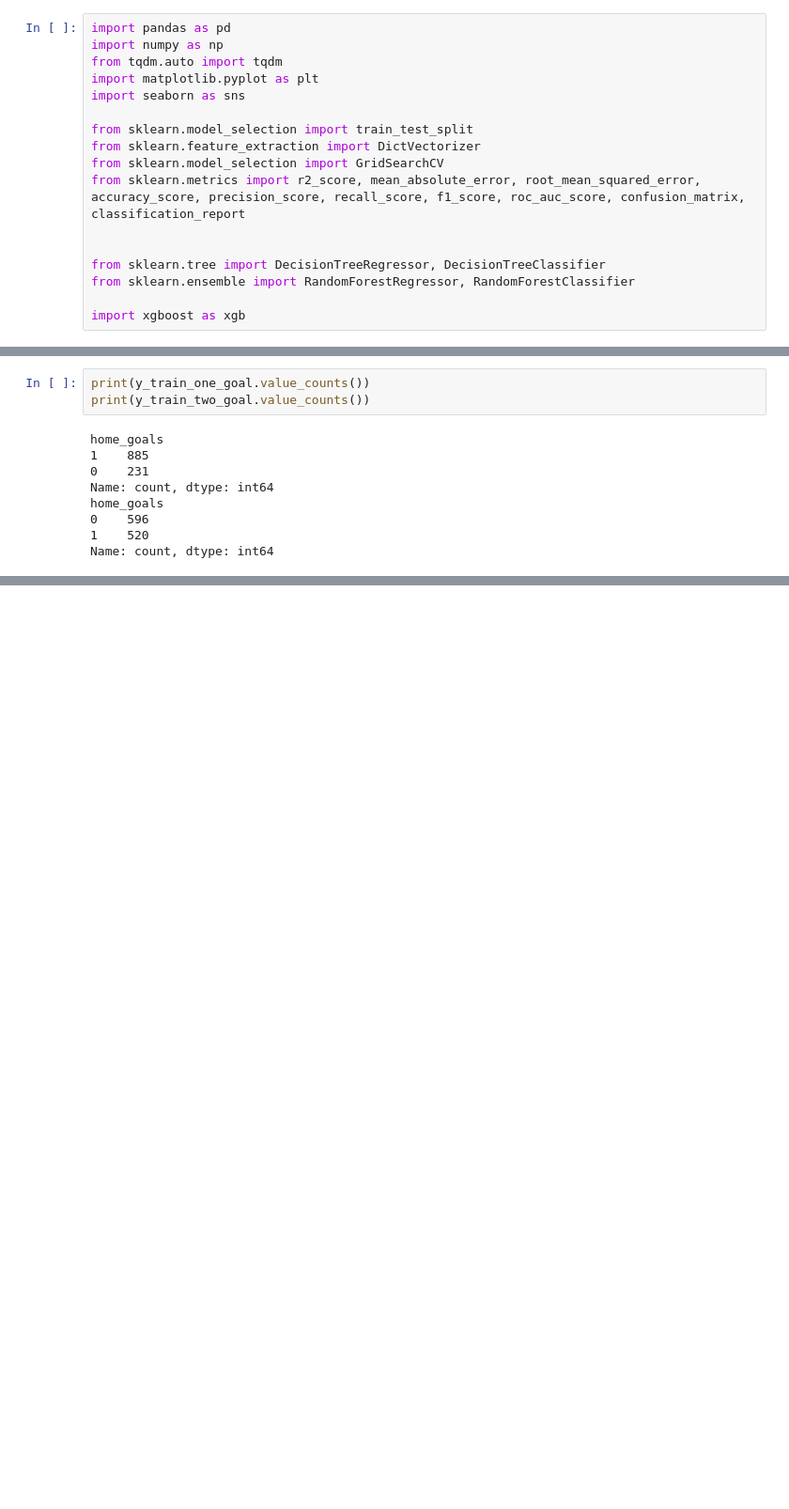
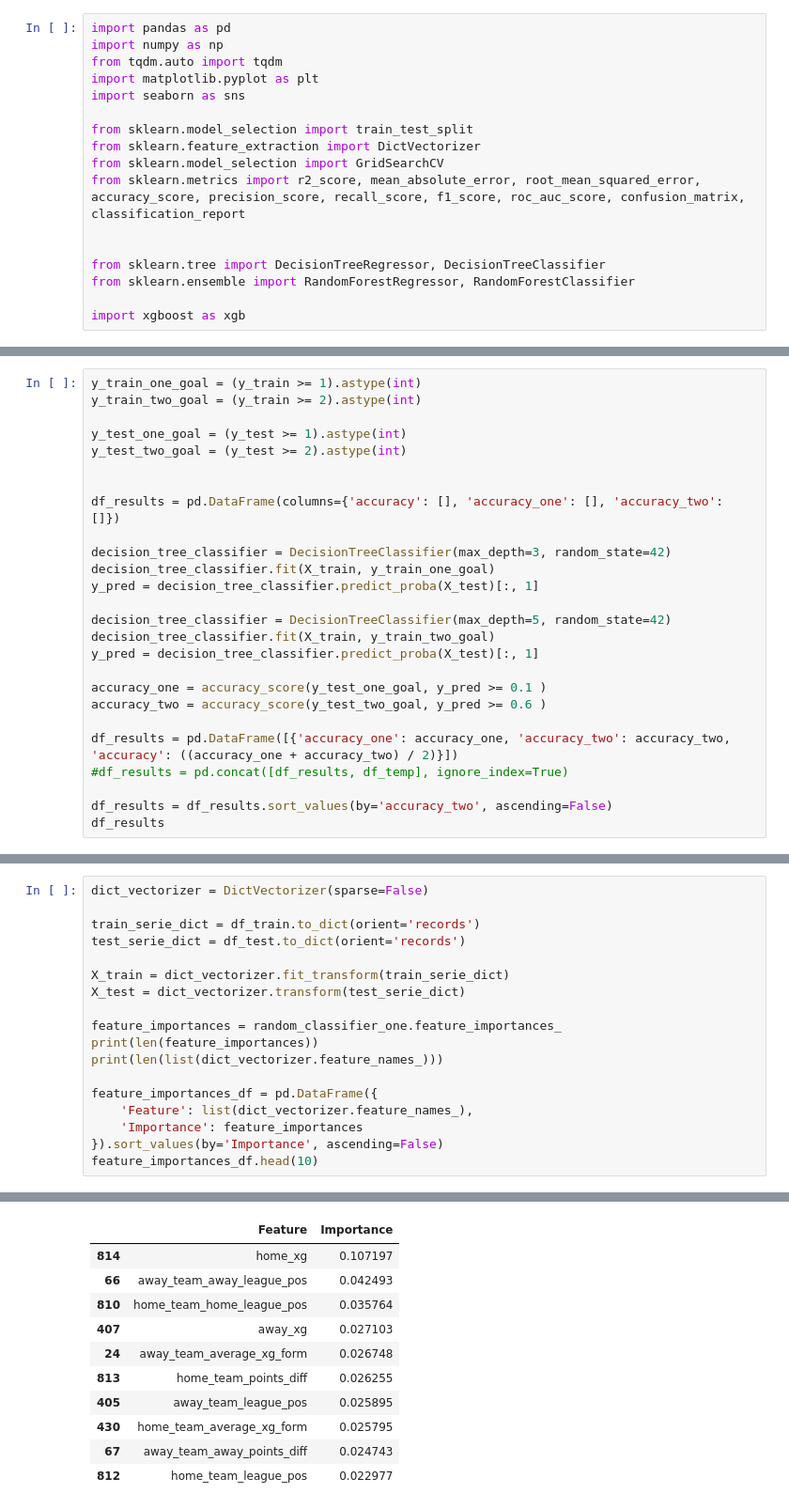
Before and after one commit to Flow791/ml_zoomcamp, a Jupyter notebook: mid_term_project/src/football_predict_model.ipynb, the cells around one changed output, grey strips where cells are left out. Shown: that part at 94% size. Cells and saved outputs as stored; diff of their text form; blank space fills up the shorter version.

```diff
--- a/mid_term_project/src/football_predict_model.ipynb
+++ b/mid_term_project/src/football_predict_model.ipynb
@@ -261,0 +238,26 @@ alter_accuracy
+# %%
+y_train_one_goal = (y_train >= 1).astype(int)
+y_train_two_goal = (y_train >= 2).astype(int)
+
+y_test_one_goal = (y_test >= 1).astype(int)
+y_test_two_goal = (y_test >= 2).astype(int)
+
+
+df_results = pd.DataFrame(columns={'accuracy': [], 'accuracy_one': [], 'accuracy_two': []})
+
+decision_tree_classifier = DecisionTreeClassifier(max_depth=3, random_state=42)
+decision_tree_classifier.fit(X_train, y_train_one_goal)
+y_pred = decision_tree_classifier.predict_proba(X_test)[:, 1]
+
+decision_tree_classifier = DecisionTreeClassifier(max_depth=5, random_state=42)
+decision_tree_classifier.fit(X_train, y_train_two_goal)
+y_pred = decision_tree_classifier.predict_proba(X_test)[:, 1]
+
+accuracy_one = accuracy_score(y_test_one_goal, y_pred >= 0.1 )
+accuracy_two = accuracy_score(y_test_two_goal, y_pred >= 0.6 )
+
+df_results = pd.DataFrame([{'accuracy_one': accuracy_one, 'accuracy_two': accuracy_two, 'accuracy': ((accuracy_one + accuracy_two) / 2)}])
+#df_results = pd.concat([df_results, df_temp], ignore_index=True)
+
+df_results = df_results.sort_values(by='accuracy_two', ascending=False)
+df_results
@@ -317,12 +312,19 @@ df_results
-# %%
-print(y_train_one_goal.value_counts())
-print(y_train_two_goal.value_counts())
-# %% [output]
-home_goals
-1    885
-0    231
-Name: count, dtype: int64
-home_goals
-0    596
-1    520
-Name: count, dtype: int64
+# %%
+dict_vectorizer = DictVectorizer(sparse=False)
+
+train_serie_dict = df_train.to_dict(orient='records')
+test_serie_dict = df_test.to_dict(orient='records')
+
+X_train = dict_vectorizer.fit_transform(train_serie_dict)
+X_test = dict_vectorizer.transform(test_serie_dict)
+
+feature_importances = random_classifier_one.feature_importances_
+print(len(feature_importances))
+print(len(list(dict_vectorizer.feature_names_)))
+
+feature_importances_df = pd.DataFrame({
+    'Feature': list(dict_vectorizer.feature_names_),
+    'Importance': feature_importances
+}).sort_values(by='Importance', ascending=False)
+feature_importances_df.head(10)
+# %% [output]
@@ -328,0 +333,11 @@ Name: count, dtype: int64
+|  | Feature | Importance |
+| 814 | home_xg | 0.107197 |
+| 66 | away_team_away_league_pos | 0.042493 |
+| 810 | home_team_home_league_pos | 0.035764 |
+| 407 | away_xg | 0.027103 |
+| 24 | away_team_average_xg_form | 0.026748 |
+| 813 | home_team_points_diff | 0.026255 |
+| 405 | away_team_league_pos | 0.025895 |
+| 430 | home_team_average_xg_form | 0.025795 |
+| 67 | away_team_away_points_diff | 0.024743 |
+| 812 | home_team_league_pos | 0.022977 |
```
Also changed, not shown: parts of 18 cells of this notebook, 9 other files.
